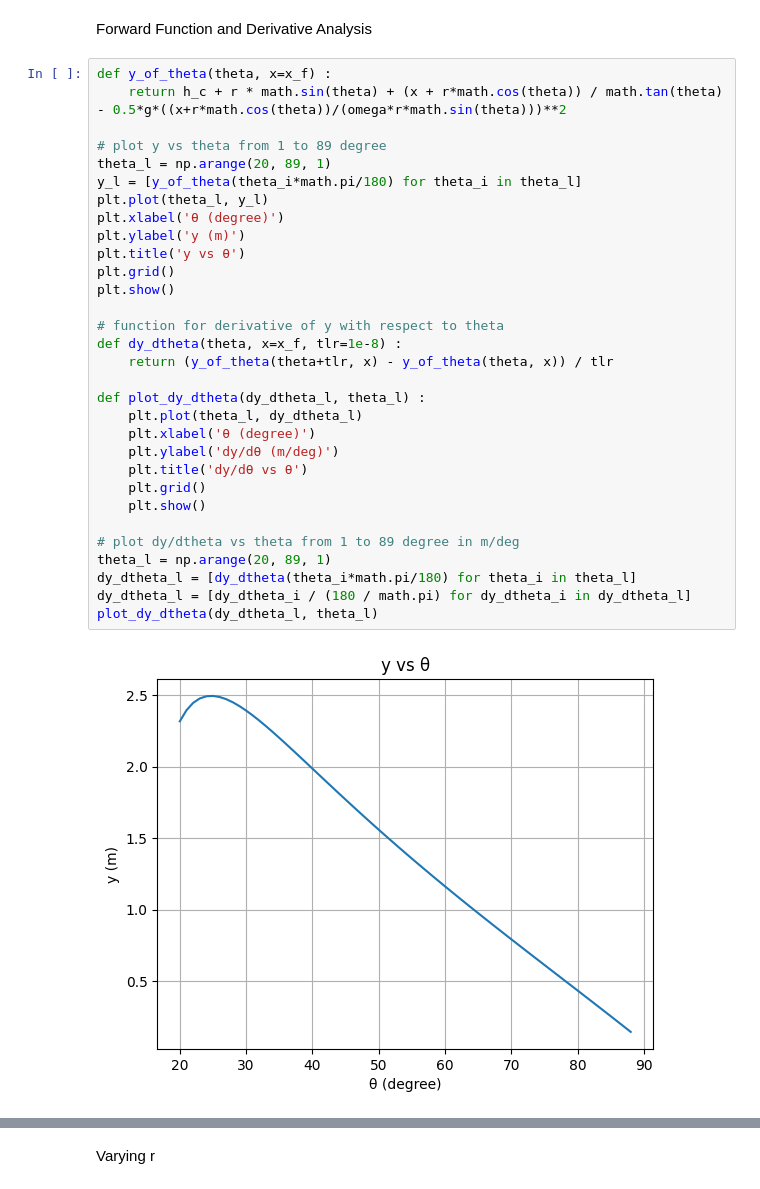
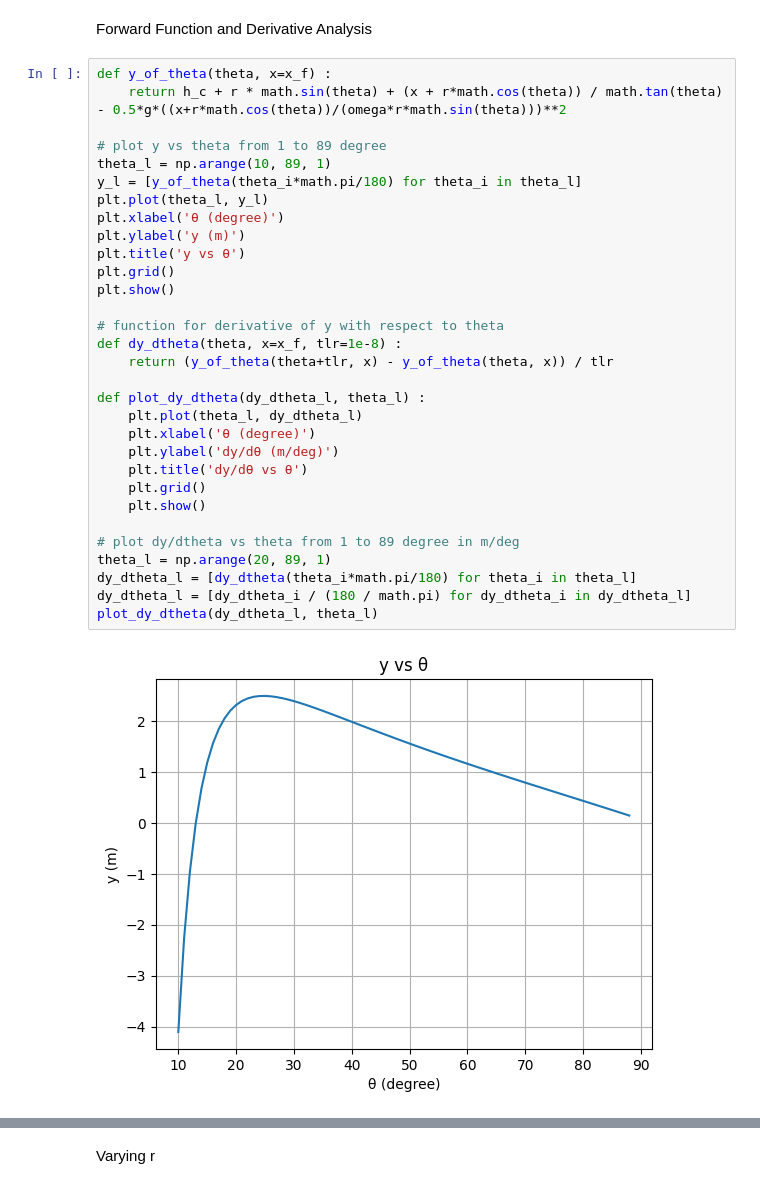
Before and after one commit to lyDevper/Ball-Launcher-Calc, a Jupyter notebook: BCA_projectile_calc.ipynb, the cells around one changed output, grey strips where cells are left out. Drawn from its saved outputs; the diff is of its cells as text.

```diff
--- a/BCA_projectile_calc.ipynb
+++ b/BCA_projectile_calc.ipynb
@@ -70,35 +70,35 @@ Forward Function and Derivative Analysis
 def y_of_theta(theta, x=x_f) :
     return h_c + r * math.sin(theta) + (x + r*math.cos(theta)) / math.tan(theta) - 0.5*g*((x+r*math.cos(theta))/(omega*r*math.sin(theta)))**2
 
 # plot y vs theta from 1 to 89 degree
-theta_l = np.arange(20, 89, 1)
+theta_l = np.arange(10, 89, 1)
 y_l = [y_of_theta(theta_i*math.pi/180) for theta_i in theta_l]
 plt.plot(theta_l, y_l)
 plt.xlabel('θ (degree)')
 plt.ylabel('y (m)')
 plt.title('y vs θ')
 plt.grid()
 plt.show()
 
 # function for derivative of y with respect to theta
 def dy_dtheta(theta, x=x_f, tlr=1e-8) :
     return (y_of_theta(theta+tlr, x) - y_of_theta(theta, x)) / tlr
 
 def plot_dy_dtheta(dy_dtheta_l, theta_l) :
     plt.plot(theta_l, dy_dtheta_l)
     plt.xlabel('θ (degree)')
     plt.ylabel('dy/dθ (m/deg)')
     plt.title('dy/dθ vs θ')
     plt.grid()
     plt.show()
 
 # plot dy/dtheta vs theta from 1 to 89 degree in m/deg
 theta_l = np.arange(20, 89, 1)
 dy_dtheta_l = [dy_dtheta(theta_i*math.pi/180) for theta_i in theta_l]
 dy_dtheta_l = [dy_dtheta_i / (180 / math.pi) for dy_dtheta_i in dy_dtheta_l]
 plot_dy_dtheta(dy_dtheta_l, theta_l)
 # %% [output]
-[figure, old version]
+[figure, new version]
 [figure]
 # %% [markdown]
 Varying r
```
Also changed, not shown: 2 other files.
